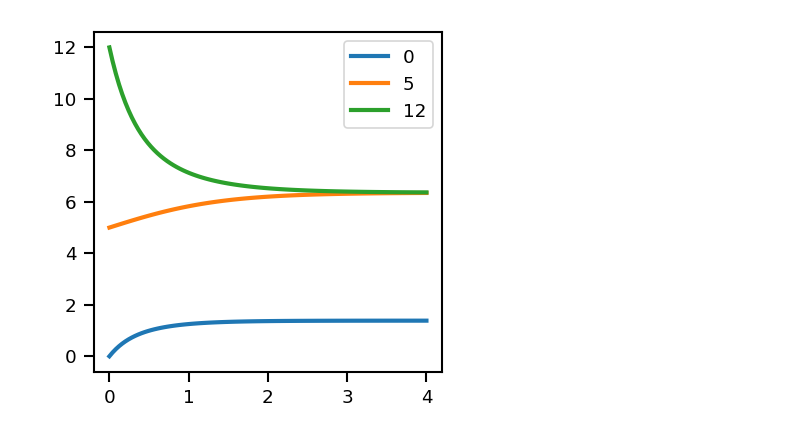
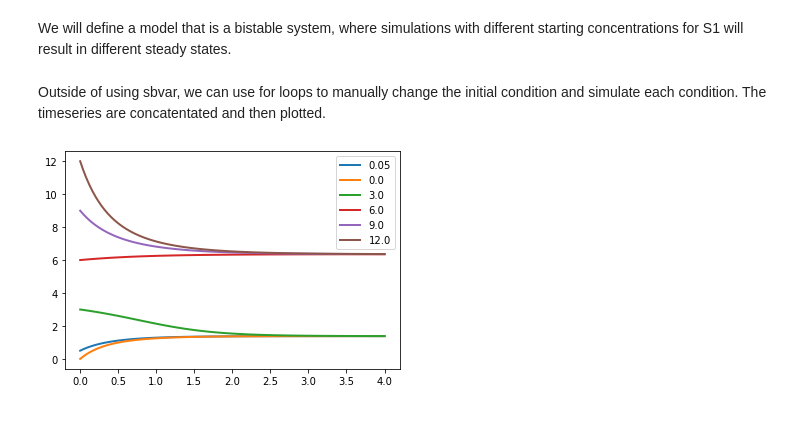
Before and after one commit to racng/SBvar, a Jupyter notebook: notebook/bistable_system.ipynb, the cells around one changed output. Cells and saved outputs as stored; diff of their text form; code cells hidden in the pictures.

```diff
--- a/notebook/bistable_system.ipynb
+++ b/notebook/bistable_system.ipynb
@@ -21,20 +20,25 @@ rcParams["figure.figsize"] = (3,3)
+# %% [markdown]
+We will define a model that is a bistable system, where simulations with different starting concentrations for S1 will result in different steady states.
 # %%
 rr = te.loada ('''
-$Xo -> S1; 1 + Xo*(32+(S1/0.75)^3.2)/(1 +(S1/4.3)^3.2);
-S1 -> $X1; k1*S1;
+J0: $Xo -> S1; 1 + Xo*(32+(S1/0.75)^3.2)/(1 +(S1/4.3)^3.2);
+J1: S1 -> $X1; k1*S1;
 
 Xo = 0.09; X1 = 0.0;
 S1 = 0.5; k1 = 3.2;
 ''')
-rr['S1'] = 0
-y1 = rr.simulate(0, 4, 100, ['Time','S1'])
-rr.reset()
-rr['S1'] = 5
-y2 = rr.simulate(0, 4, 100, ['S1'])
-rr.reset()
-rr['S1'] = 12
-y3 = rr.simulate(0, 4, 100, ['S1'])
-plt.figure()
-ax = te.plotArray(np.hstack([y1, y2, y3]), labels=[0, 5, 12])
-# %% [output]
-[figure, removed]
+# %% [markdown]
+Outside of using sbvar, we can use for loops to manually change the initial condition and simulate each condition. The timeseries are concatentated and then plotted.
+# %%
+initValue = 0.05
+m = rr.simulate (0, 4, 100, selections=["time", "S1"])
+values = np.linspace(0, 12, 5)
+for i in values:
+    rr.reset()
+    rr['S1'] = i
+    y = rr.simulate(0, 4, 100, ['S1'])
+    m = np.concatenate([m, y], axis=1)
+plt.figure()
+ax = te.plotArray(m, labels=np.insert(values, 0, 0.05))
+# %% [output]
+[figure, added]
```
Also changed, not shown: parts of 32 cells of this notebook, 4 other files.
